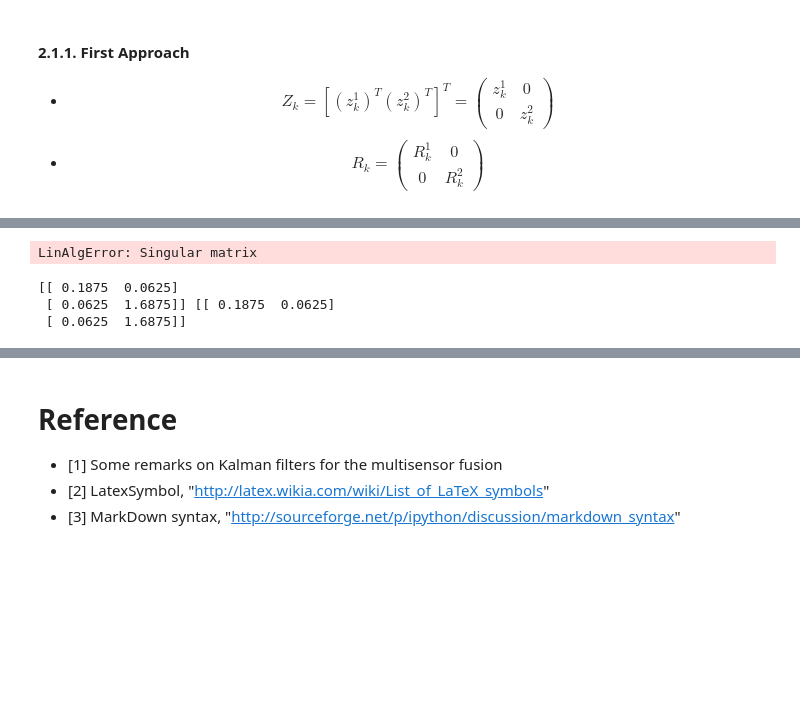
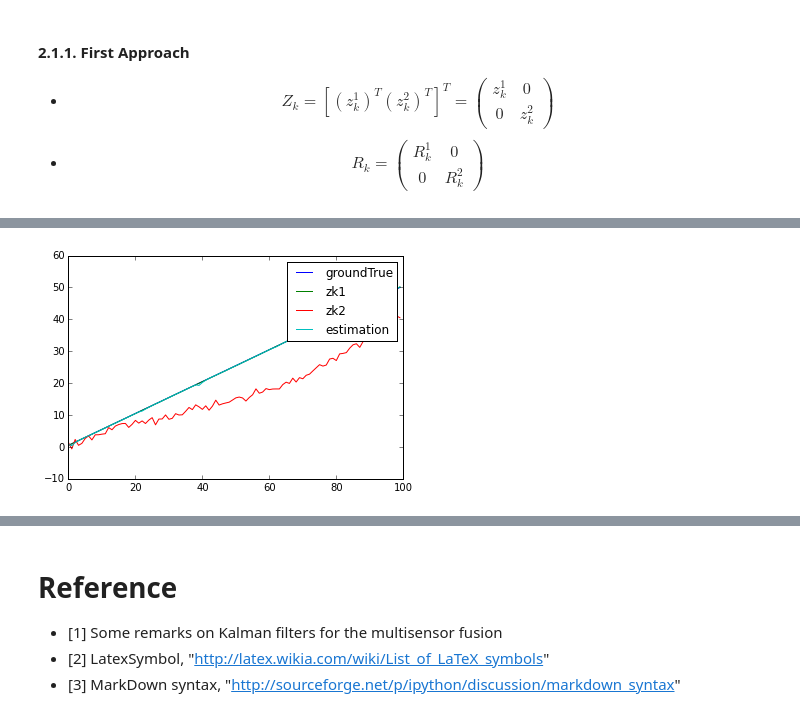
Before and after one commit to stmoon/SensorFusion, a Jupyter notebook: FusionAlgorithm.ipynb, the cells around one changed output, grey strips where cells are left out. Cells and saved outputs as stored; diff of their text form; code cells hidden in the pictures; blank space fills up the shorter version.

Commit message:
solve singular problem

```diff
--- a/FusionAlgorithm.ipynb
+++ b/FusionAlgorithm.ipynb
@@ -353,11 +353,18 @@ class FusionKalmanFilter() :
         P2      = (np.eye(2) - K2*self.H)*Ppri
         P12    = (np.eye(2) - K1*self.H)*Ppri*(np.eye(2) - K2*self.H).T
         P21    = P12.T
+        Ppart  = P1 + P2 - P12 - P21
 
-        self.P  = P1 - (P1 - P12)*(P1 + P2 - P12 - P21).I*(P1-P21)
+        if np.linalg.det(P1 + P2 - P12 - P21) == 0 :
+            self.P  = P1 - (P1 - P12)*(P1-P21)
+        else :
+            self.P  = P1 - (P1 - P12)*(P1 + P2 - P12 - P21).I*(P1-P21)
 
         # 5. Fusion bewteen x1 and x2
-        self.x = x1 + (P1-P12)*(P1 + P2 - P12 - P21).I*(x2-x1)
+        if np.linalg.det(P1 + P2 - P12 - P21) == 0 :
+            self.x = x1 + (P1-P12)*(x2-x1)
+        else :
+            self.x = x1 + (P1-P12)*(P1 + P2 - P12 - P21).I*(x2-x1)
 
         return self.x
 
@@ -373,7 +380,7 @@ data_zk2 = []
 data_est = []
 
 groundTrue = Measure(1.0*1e-10, 1.0*1e-10)
-sensor1     = Measure(0.001, 0.5)
+sensor1     = Measure(0.000001, 0.0001)
 sensor2     = Measure(0.001, 0.5)
 
 
@@ -386,37 +393,34 @@ B = np.matrix([
                [0],
                [0]
             ])
 
 H = np.matrix([[1,0]])
 Q = np.matrix([[1,0],[0,1]])
 R = np.matrix([[1]])
 
 fkf = FusionKalmanFilter(A,H,Q,R)
 
 for i in range(0,100) :
     gt   = groundTrue.do()
 
     zk1 = sensor1.do()
     zk2 = sensor2.do()
     xhat= fkf.calculate(zk1,zk2)
 
     data_gt.append(gt[0,0])
     data_zk1.append(zk1[0,0])
     data_zk2.append(zk2[0,0])
     data_est.append(xhat[0,0])
 
 
 plt.plot(data_gt  , label='groundTrue')
 plt.plot(data_zk1, label='zk1')
 plt.plot(data_zk2, label='zk2')
 plt.plot(data_est, label='estimation')
 plt.legend()
 plt.show()
 # %% [output]
-LinAlgError: Singular matrix
-[[ 0.1875  0.0625]
- [ 0.0625  1.6875]] [[ 0.1875  0.0625]
- [ 0.0625  1.6875]]
+[figure, added]
 # %% [markdown]
 #### 2.3. A Track fusion model with fused prediction
 
```
Also changed, not shown: parts of 4 cells of this notebook.
